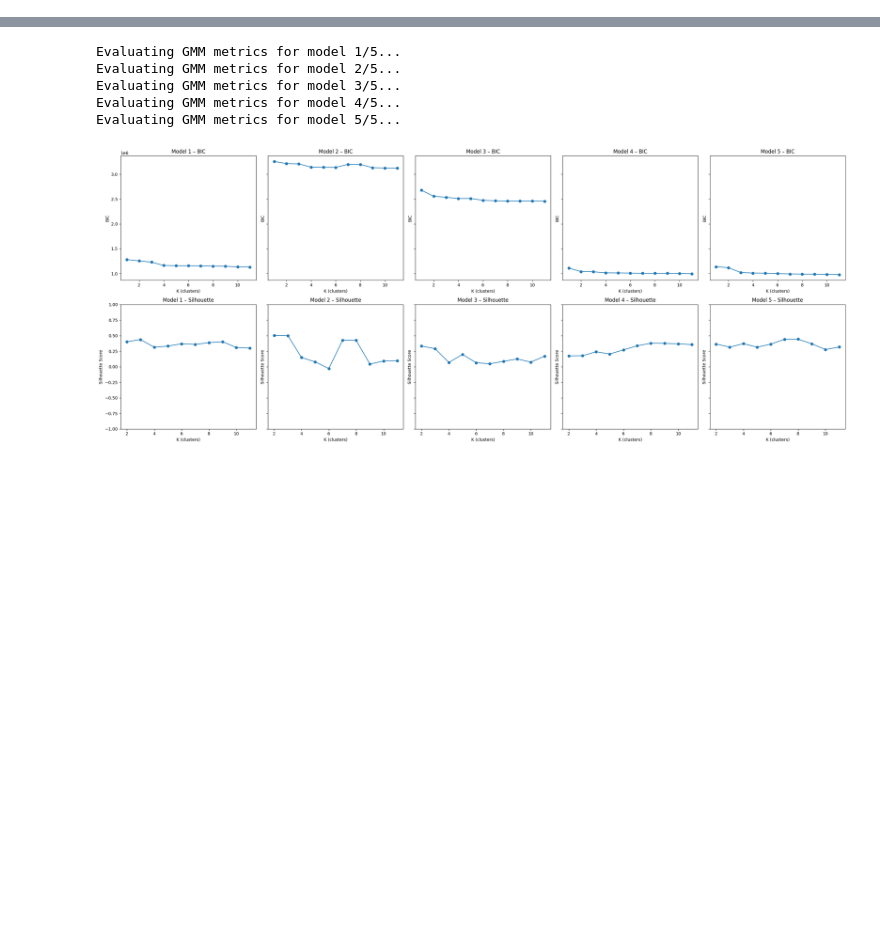
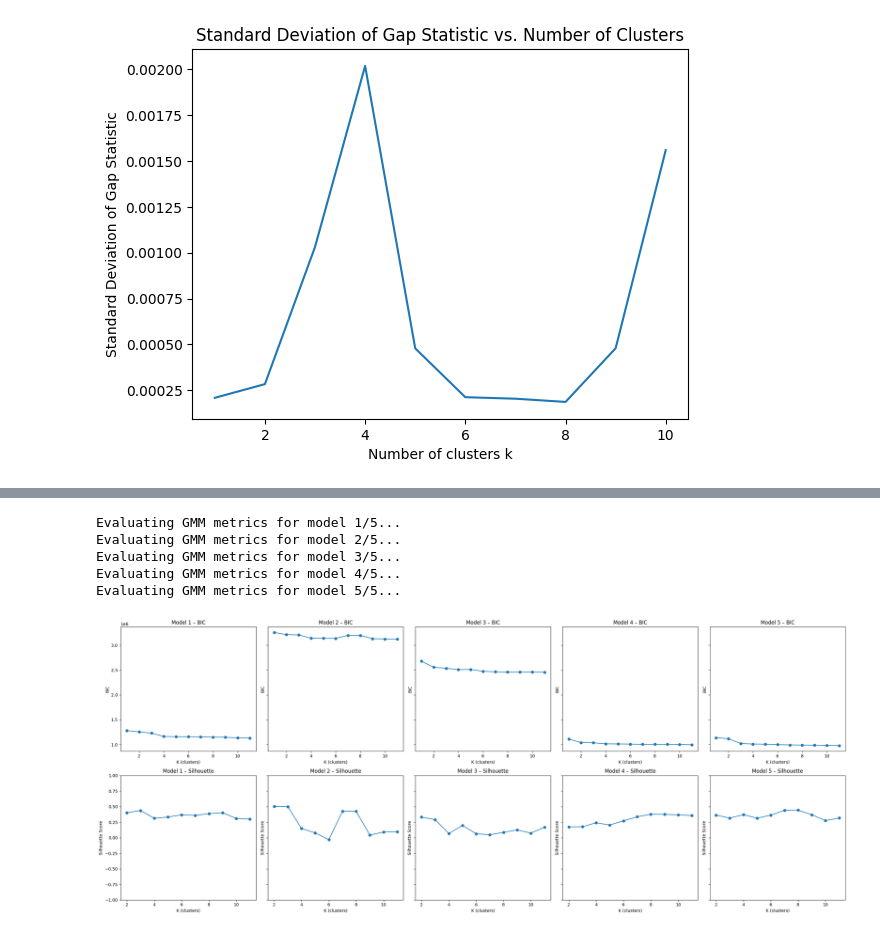
Before and after one commit to Mfdcng2/WaterMassClassification, a Jupyter notebook: EnsembleGMM.ipynb, the cells around one changed output, grey strips where cells are left out. Saved outputs shown, nothing was run; the diff lists cells and outputs as text; code cells hidden in the pictures; blank space fills up the shorter version.

```diff
--- a/EnsembleGMM.ipynb
+++ b/EnsembleGMM.ipynb
@@ -293,3 +339,11 @@ plt.show()
+# %%
+plt.plot(range(1,11),sk)
+plt.xlabel('Number of clusters k')
+plt.ylabel('Standard Deviation of Gap Statistic')
+plt.title('Standard Deviation of Gap Statistic vs. Number of Clusters')
+plt.show()
+# %% [output]
+[figure, added]
 # %%
 # Use elbow method to find optimal number of clusters for each model
 from sklearn.mixture import GaussianMixture
```
Also changed, not shown: parts of 12 cells of this notebook, 2 other files.
